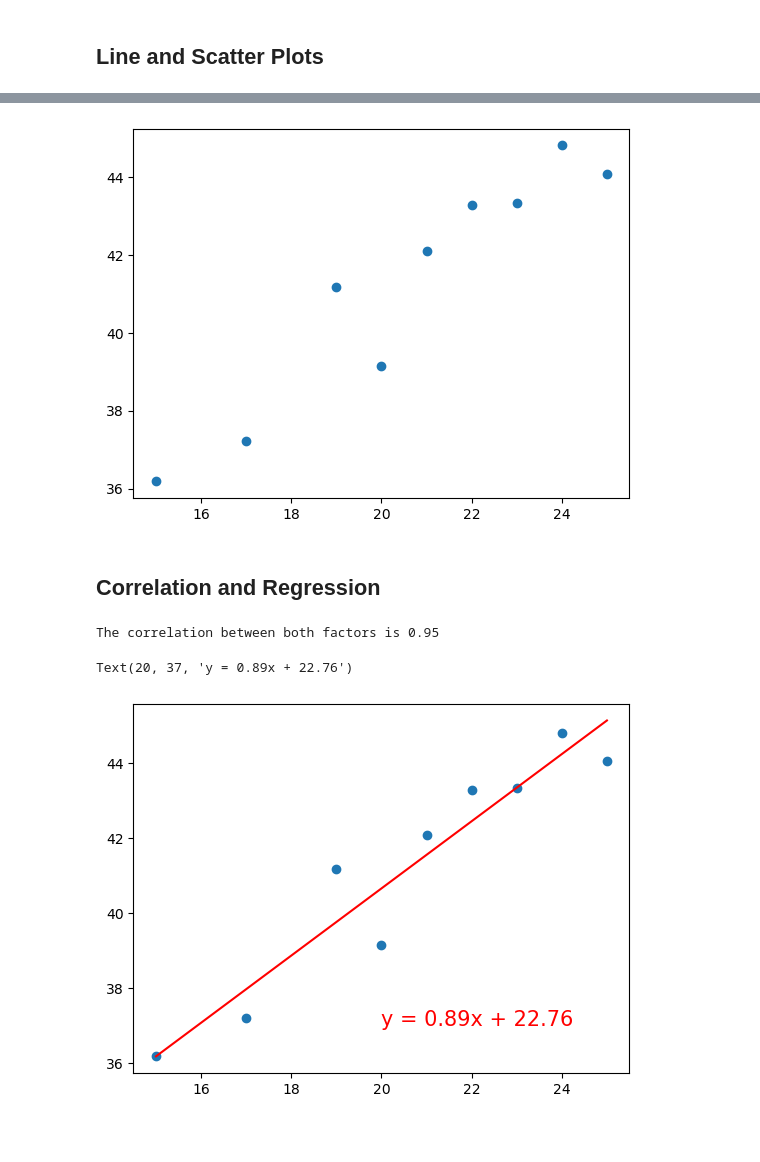
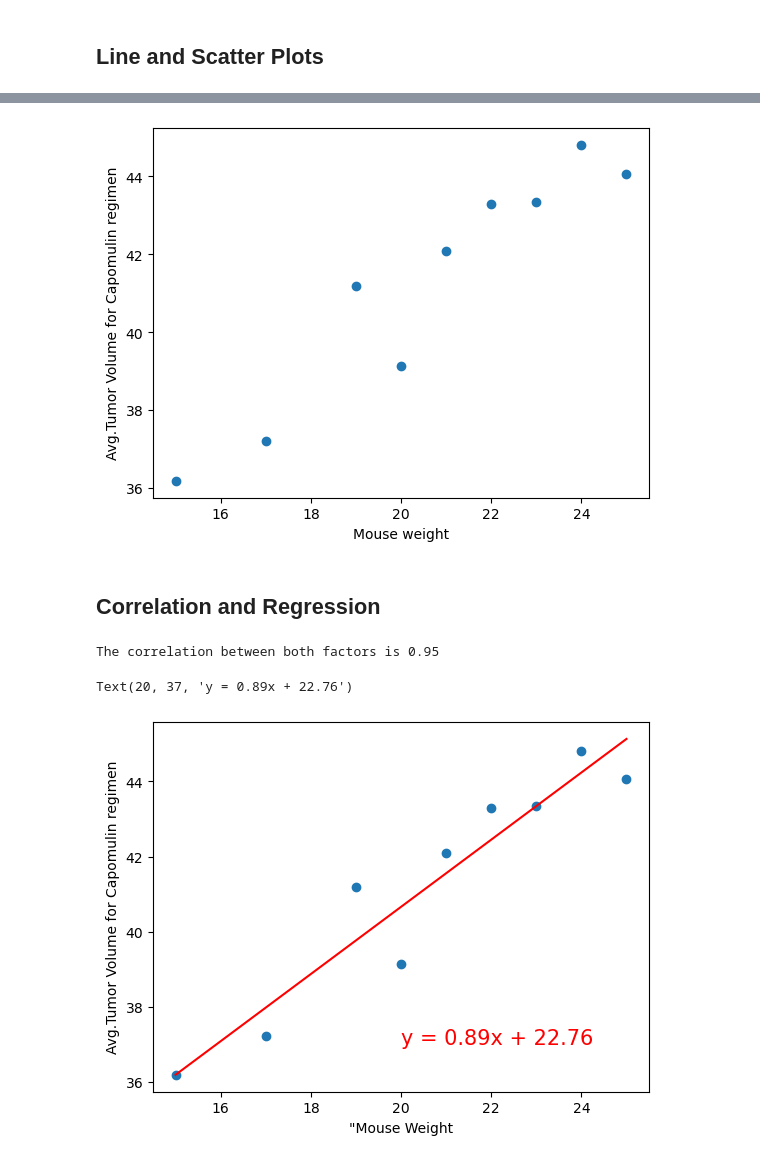
Before and after one commit to JollyCJoseph/module5-challenge, a Jupyter notebook: Starter_Code/Pymaceuticals/pymaceuticals.ipynb, the cells around one changed output, grey strips where cells are left out. Drawn from its saved outputs; the diff is of its cells as text; code cells hidden in the pictures; blank space fills up the shorter version.

```diff
--- a/Starter_Code/Pymaceuticals/pymaceuticals.ipynb
+++ b/Starter_Code/Pymaceuticals/pymaceuticals.ipynb
@@ -303,32 +296,33 @@ capomulin_df=clean_data_df.loc[clean_data_df['Drug Regimen']=='Capomulin',["Weig
 capomulin_group_by_weight=capomulin_df.groupby(['Weight (g)']).mean()
 capomulin=capomulin_group_by_weight.reset_index()
 plt.scatter(capomulin.iloc[:,0],capomulin.iloc[:,1])
-#plt.scatter(capomulin['Weight (g)'],capomulin['Tumor Volume (mm3)'])
+plt.xlabel('Mouse weight')
+plt.ylabel('Avg.Tumor Volume for Capomulin regimen')
 plt.show()
 # %% [output]
-[figure, old version]
+[figure, new version]
 # %% [markdown]
 ## Correlation and Regression
 # %%
 # Calculate the correlation coefficient and a linear regression model
 # for mouse weight and average observed tumor volume for the entire Capomulin regimen
 capomulin_df=clean_data_df.loc[clean_data_df['Drug Regimen']=='Capomulin',["Weight (g)","Tumor Volume (mm3)"]]
 capomulin_group_by_weight=capomulin_df.groupby(['Weight (g)']).mean()
 capomulin=capomulin_group_by_weight.reset_index()
-#plt.scatter(capomulin.iloc[:,0],capomulin.iloc[:,1])
 correlation = st.pearsonr(capomulin['Weight (g)'],capomulin['Tumor Volume (mm3)'])
-#plt.scatter(capomulin['Weight (g)'],capomulin['Tumor Volume (mm3)'])
 plt.show()
 print(f"The correlation between both factors is {round(correlation[0],2)}")
 x_values=capomulin['Weight (g)']
 y_values=capomulin['Tumor Volume (mm3)']
 (slope, intercept, rvalue, pvalue, stderr) = linregress(x_values, y_values)
 regress_values = x_values * slope + intercept
 line_eq = "y = " + str(round(slope,2)) + "x + " + str(round(intercept,2))
 plt.scatter(x_values,y_values)
+plt.xlabel('"Mouse Weight')
+plt.ylabel('Avg.Tumor Volume for Capomulin regimen')
 plt.plot(x_values,regress_values,"r-")
 plt.annotate(line_eq,(20,37),fontsize=15,color="red")
 # %% [output]
 The correlation between both factors is 0.95
 Text(20, 37, 'y = 0.89x + 22.76')
-[figure, old version]
+[figure, new version]
```
Also changed, not shown: parts of 10 cells of this notebook.
